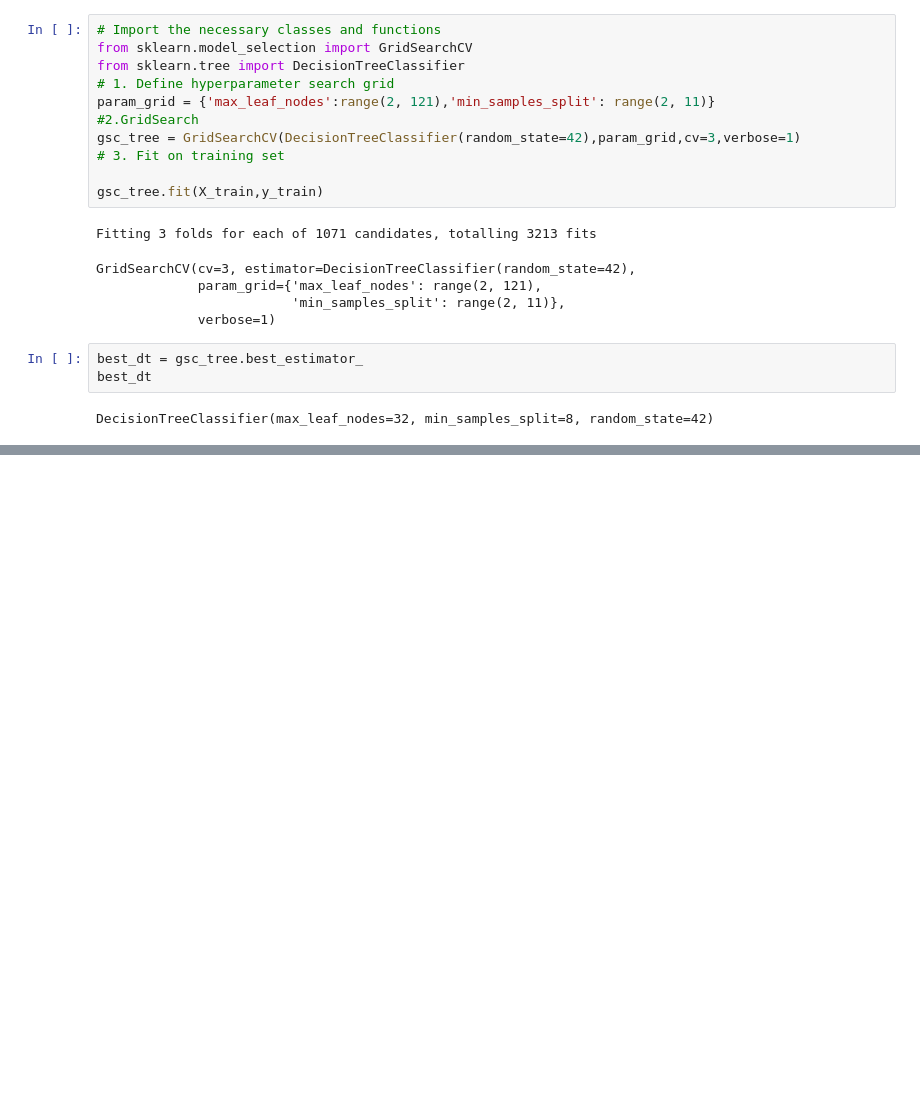
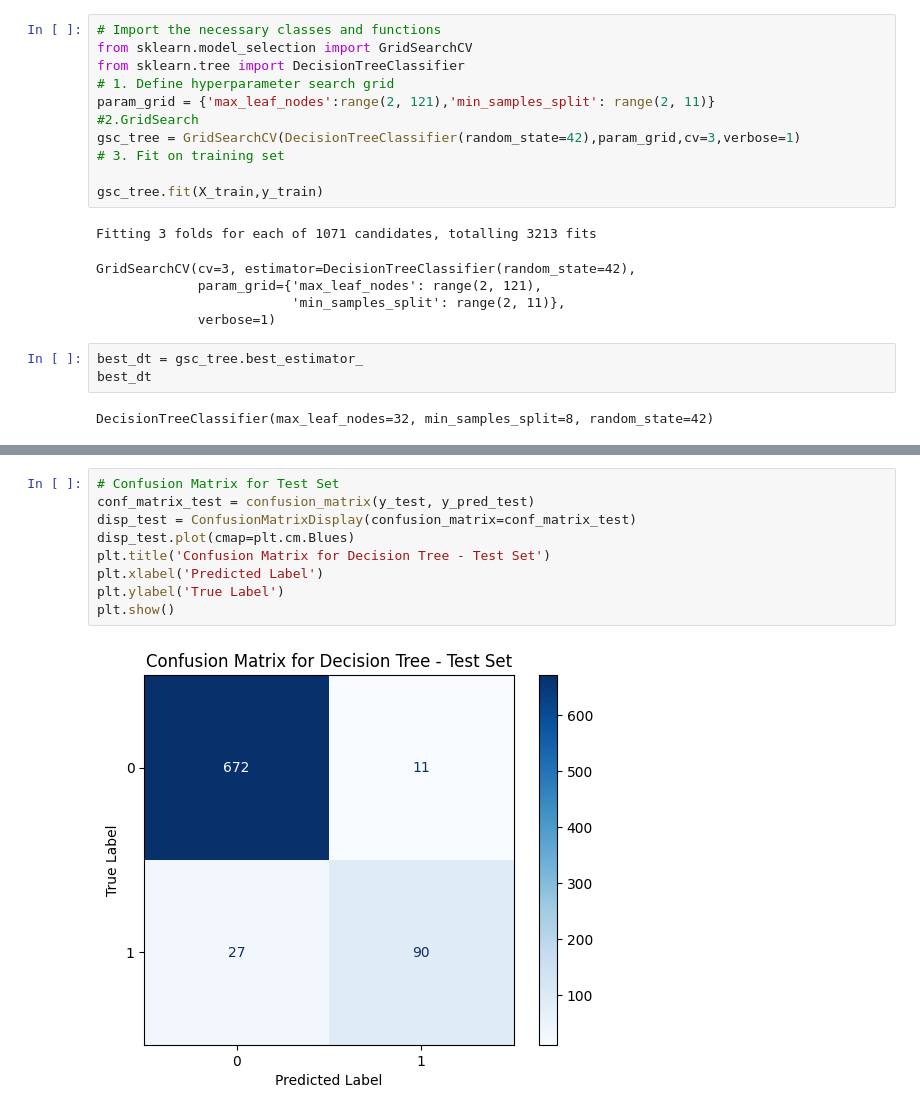
Before and after one commit to mojanshadkar/2023_ML_EES, a Jupyter notebook: Final_project_Water_quality.ipynb, the cells around one changed output, grey strips where cells are left out. Drawn from its saved outputs; the diff is of its cells as text; blank space fills up the shorter version.

```diff
--- a/Final_project_Water_quality.ipynb
+++ b/Final_project_Water_quality.ipynb
@@ -472,0 +205,11 @@ plt.show()
+# %%
+# Confusion Matrix for Test Set
+conf_matrix_test = confusion_matrix(y_test, y_pred_test)
+disp_test = ConfusionMatrixDisplay(confusion_matrix=conf_matrix_test)
+disp_test.plot(cmap=plt.cm.Blues)
+plt.title('Confusion Matrix for Decision Tree - Test Set')
+plt.xlabel('Predicted Label')
+plt.ylabel('True Label')
+plt.show()
+# %% [output]
+[figure, added]
```
Also changed, not shown: parts of 43 cells of this notebook.
